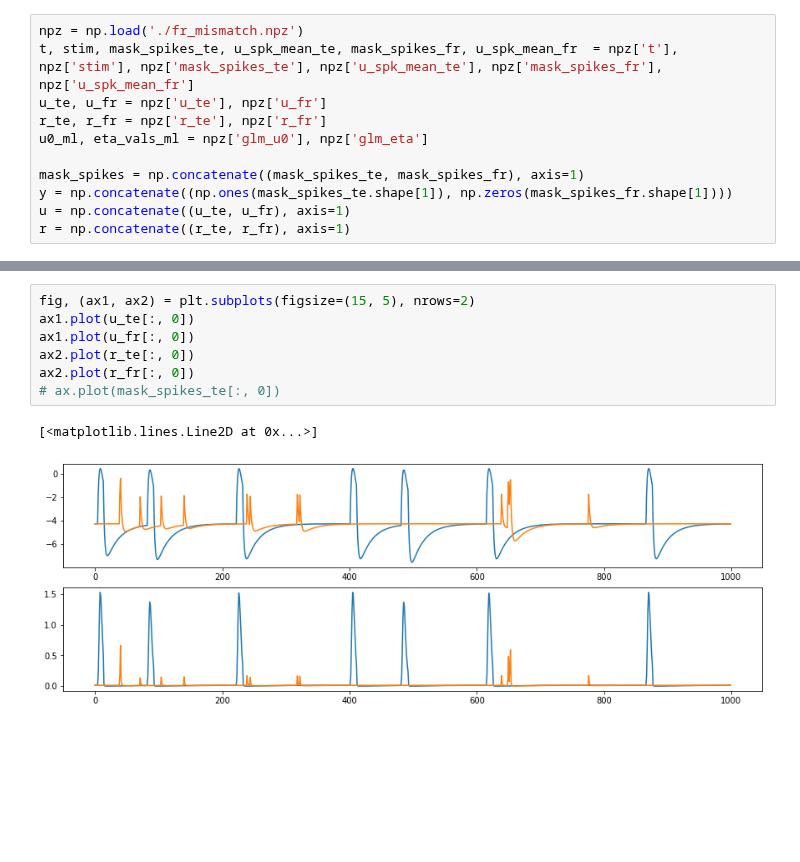
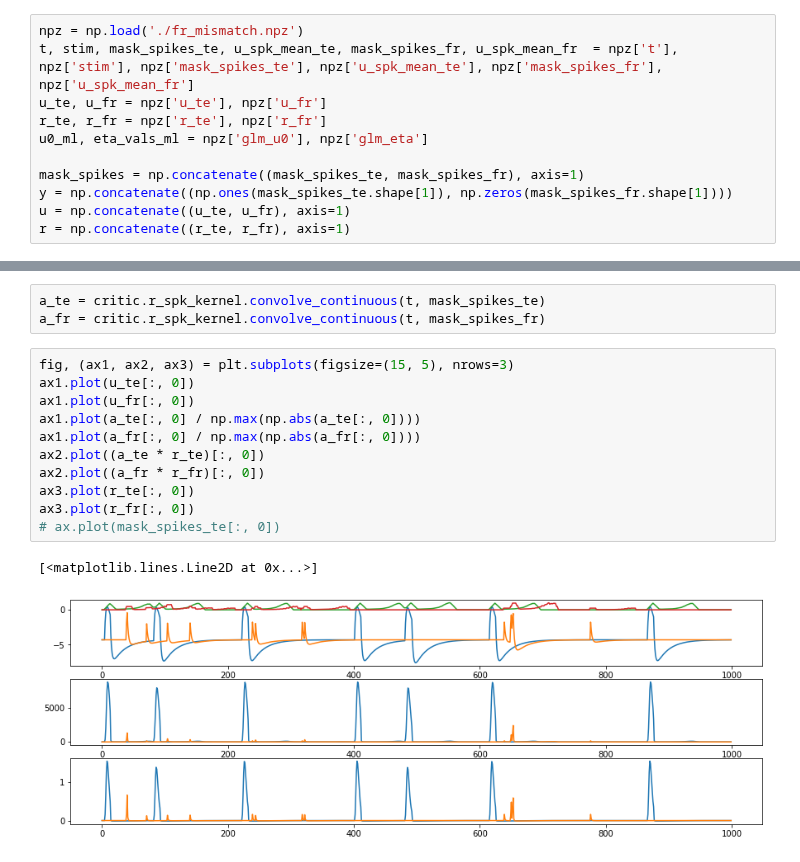
Before and after one commit to diegoarri91/mmd-glm, a Jupyter notebook: examples/wglm.ipynb, the cells around one changed output, grey strips where cells are left out. Saved outputs shown, nothing was run; the diff lists cells and outputs as text; blank space fills up the shorter version.

```diff
--- a/examples/wglm.ipynb
+++ b/examples/wglm.ipynb
@@ -27,10 +87,17 @@ r = np.concatenate((r_te, r_fr), axis=1)
+# %%
+a_te = critic.r_spk_kernel.convolve_continuous(t, mask_spikes_te)
+a_fr = critic.r_spk_kernel.convolve_continuous(t, mask_spikes_fr)
 # %%
-fig, (ax1, ax2) = plt.subplots(figsize=(15, 5), nrows=2)
+fig, (ax1, ax2, ax3) = plt.subplots(figsize=(15, 5), nrows=3)
 ax1.plot(u_te[:, 0])
 ax1.plot(u_fr[:, 0])
-ax2.plot(r_te[:, 0])
-ax2.plot(r_fr[:, 0])
+ax1.plot(a_te[:, 0] / np.max(np.abs(a_te[:, 0])))
+ax1.plot(a_fr[:, 0] / np.max(np.abs(a_fr[:, 0])))
+ax2.plot((a_te * r_te)[:, 0])
+ax2.plot((a_fr * r_fr)[:, 0])
+ax3.plot(r_te[:, 0])
+ax3.plot(r_fr[:, 0])
 # ax.plot(mask_spikes_te[:, 0])
 # %% [output]
 [<matplotlib.lines.Line2D at 0x...>]
-[figure, old version]
+[figure, new version]
```
Also changed, not shown: parts of 5 cells of this notebook, 2 other files.
